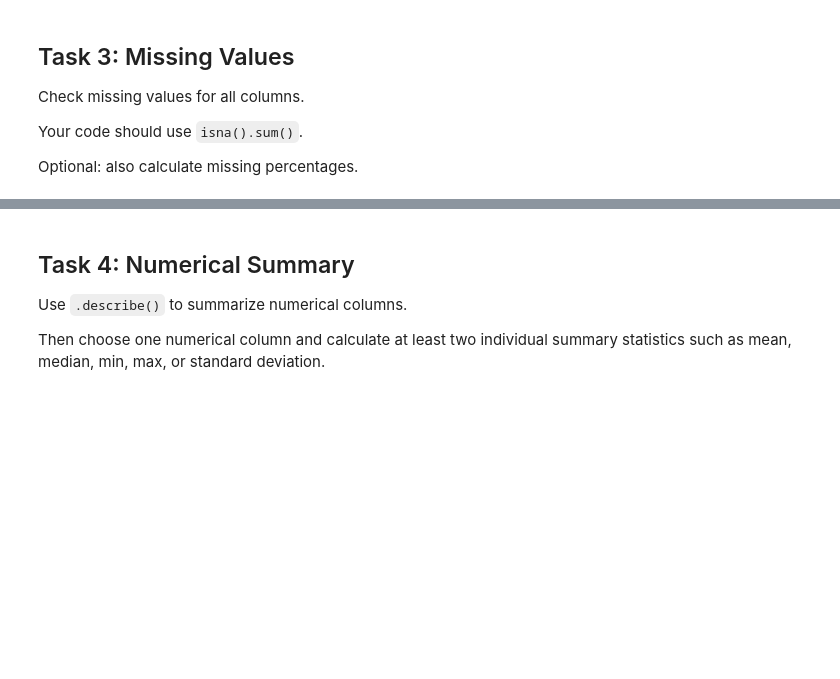
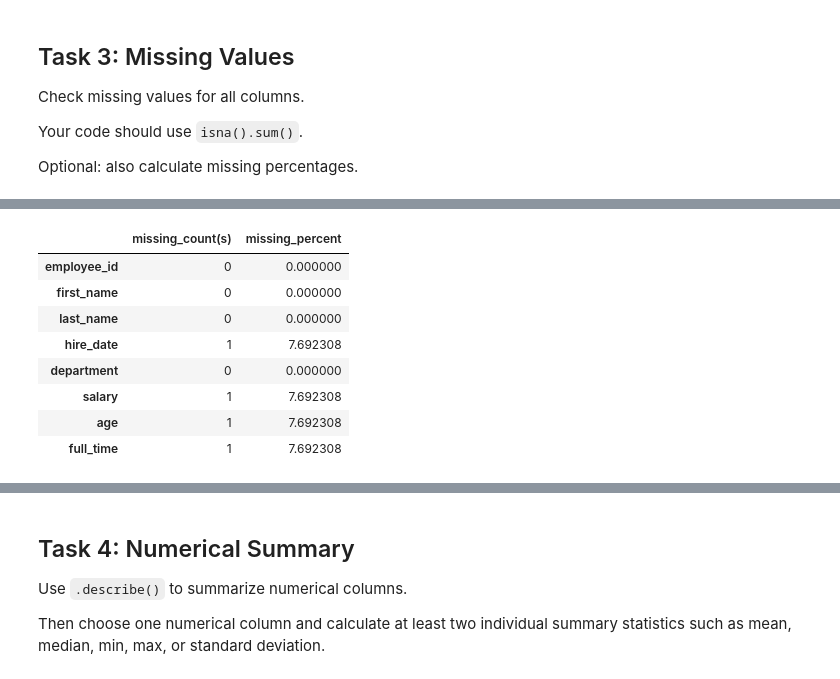
Before and after one commit to DuzyCzerwony/BAN-6003--week1-2-David-Perry, a Jupyter notebook: notebooks/Week2_assignment.ipynb, the cells around one changed output, grey strips where cells are left out. Saved outputs shown, nothing was run; the diff lists cells and outputs as text; code cells hidden in the pictures; blank space fills up the shorter version.

Commit message:
Completed Week 2 data profile checkpoint

```diff
--- a/notebooks/Week2_assignment.ipynb
+++ b/notebooks/Week2_assignment.ipynb
@@ -66,3 +183,22 @@ Optional: also calculate missing percentages.
+# %%
+#The code to determine the percentages of the total amount of data in the DataFrame is:
+
+missing_counts_summary = pd.DataFrame({
+    "missing_count(s)": df.isna().sum(),
+    "missing_percent": df.isna().mean() * 100
+})
+
+missing_counts_summary
+# %% [output]
+|  | missing_count(s) | missing_percent |
+| employee_id | 0 | 0.000000 |
+| first_name | 0 | 0.000000 |
+| last_name | 0 | 0.000000 |
+| hire_date | 1 | 7.692308 |
+| department | 0 | 0.000000 |
+| salary | 1 | 7.692308 |
+| age | 1 | 7.692308 |
+| full_time | 1 | 7.692308 |
 # %% [markdown]
 ### Task 3 Written Response
 Which columns have missing values? Which missing values seem most important to investigate later?
```
Also changed, not shown: parts of 22 cells of this notebook, 1 other file.
